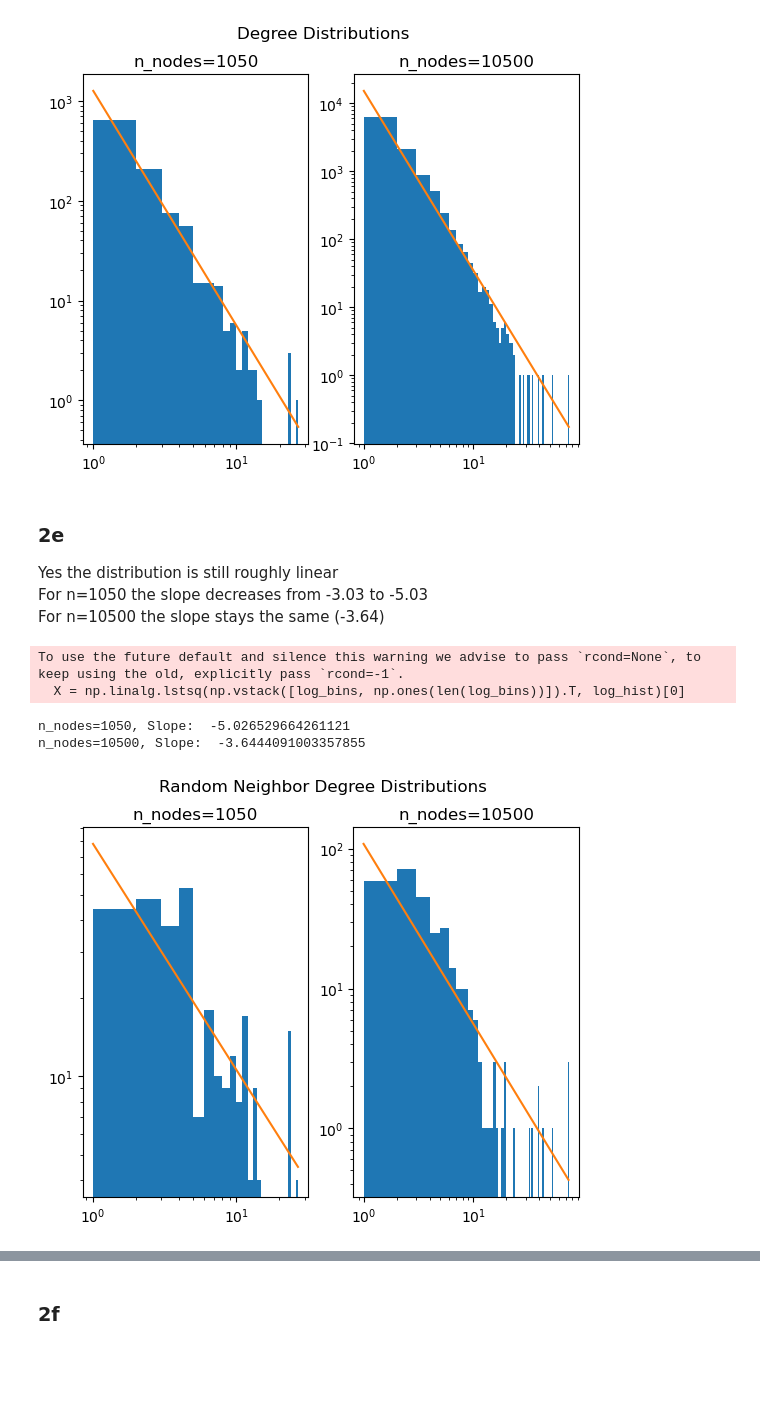
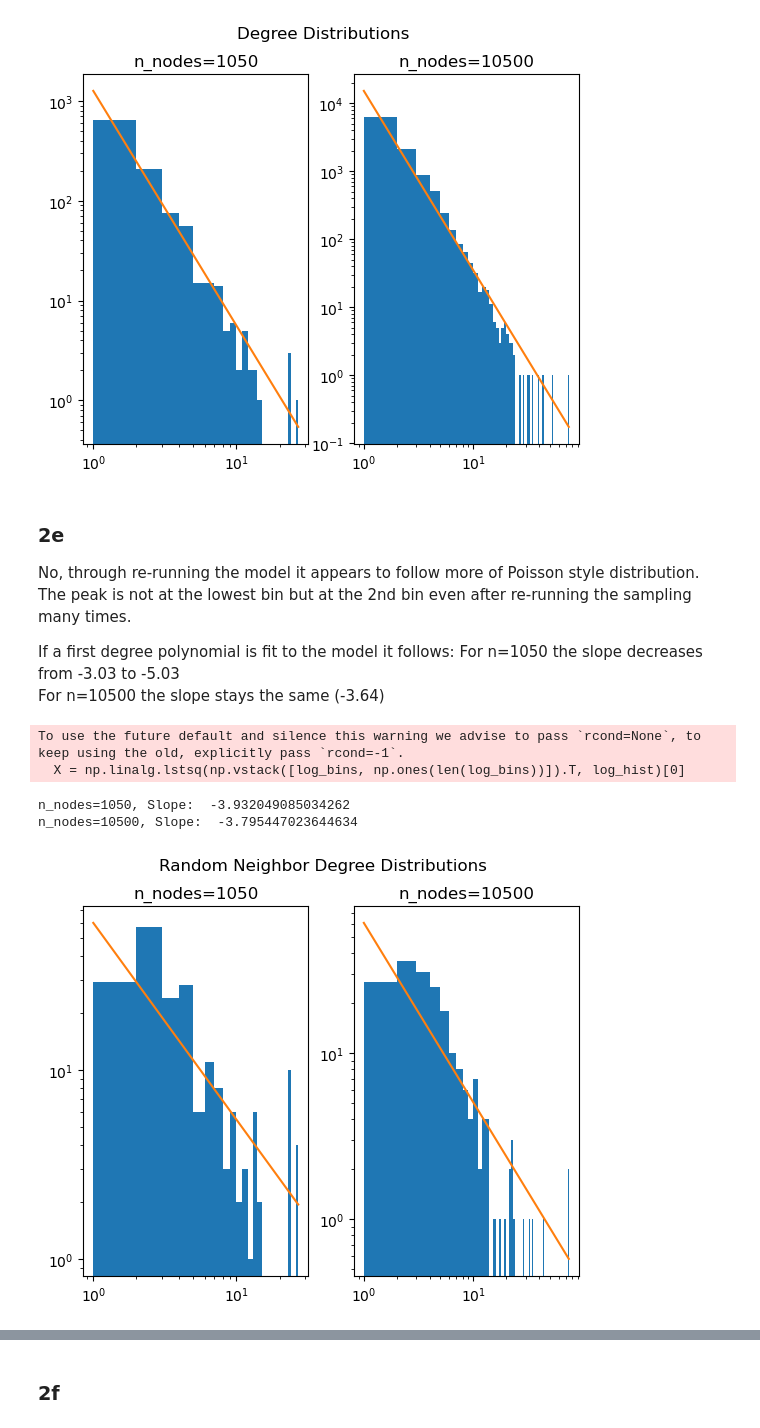
Before and after one commit to hershey890/ece232e, a Jupyter notebook: project_1.ipynb, the cells around one changed output, grey strips where cells are left out. Cells and saved outputs as stored; diff of their text form; code cells hidden in the pictures; blank space fills up the shorter version.

```diff
--- a/project_1.ipynb
+++ b/project_1.ipynb
@@ -253,41 +232,43 @@ n_nodes=10500, Slope:  -3.6438661484228616
 [figure]
 # %% [markdown]
 ### 2e
-Yes the distribution is still roughly linear
+No, through re-running the model it appears to follow more of Poisson style distribution. The peak is not at the lowest bin but at the 2nd bin even after re-running the sampling many times.
+
+If a first degree polynomial is fit to the model it follows:
 For n=1050 the slope decreases from -3.03 to -5.03
 For n=10500 the slope stays the same (-3.64)
 # %%
 n_nodes = [1050, 10500]
 fig, axs = plt.subplots(1, 2)
 fig.suptitle('Random Neighbor Degree Distributions')
 graphs = [g1, g2]
 
 for n, ax, g in zip(n_nodes, axs.reshape(-1), graphs):
-    sample = np.random.choice(g.vs, size=300, replace=True)
+    sample = np.random.choice(g.vs, size=200, replace=True)
     degrees = []
     for v in sample:
         neighbors = v.neighbors()
         degrees.append(neighbors[randint(0, len(neighbors)-1)].degree())
 
     bins = np.arange(max(degrees)+1)
     hist = ax.hist(degrees, bins=bins)[0]
     ax.set_xscale('log')
     ax.set_yscale('log')
     ax.title.set_text(f'n_nodes={n}')
 
     # Linear Regression
     log_bins = np.log(np.arange(0.5, max(degrees)+0.5))
     log_hist = np.log(hist)
     equal_neg_inf = np.isneginf(log_bins) | np.isneginf(log_hist)
     log_bins = log_bins[~equal_neg_inf]
     log_hist = log_hist[~equal_neg_inf]
 
     X = np.linalg.lstsq(np.vstack([log_bins, np.ones(len(log_bins))]).T, log_hist)[0]
     print(f"n_nodes={n}, Slope: ", X[1]/X[0])
     ax.plot(bins, np.exp(X[0]*np.log(bins) + X[1]))
 # %% [output]
 To use the future default and silence this warning we advise to pass `rcond=None`, to keep using the old, explicitly pass `rcond=-1`.
   X = np.linalg.lstsq(np.vstack([log_bins, np.ones(len(log_bins))]).T, log_hist)[0]
-n_nodes=1050, Slope:  -5.026529664261121
-n_nodes=10500, Slope:  -3.6444091003357855
+n_nodes=1050, Slope:  -3.932049085034262
+n_nodes=10500, Slope:  -3.795447023644634
-[figure, old version]
+[figure, new version]
```
Also changed, not shown: parts of 6 cells of this notebook.
